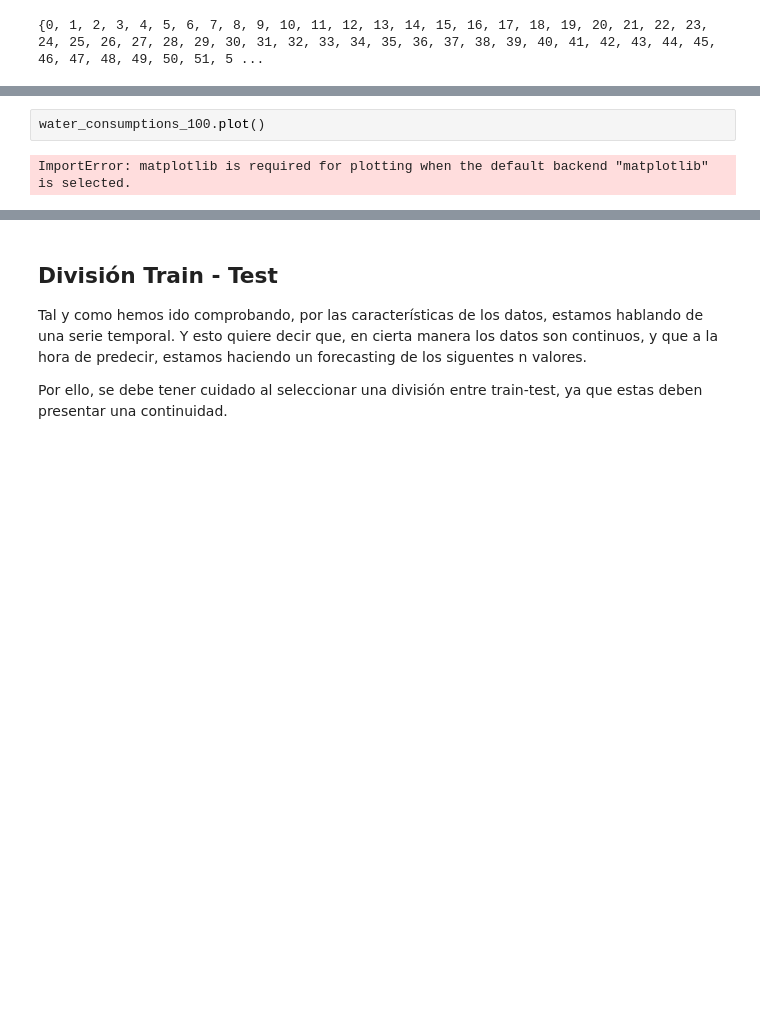
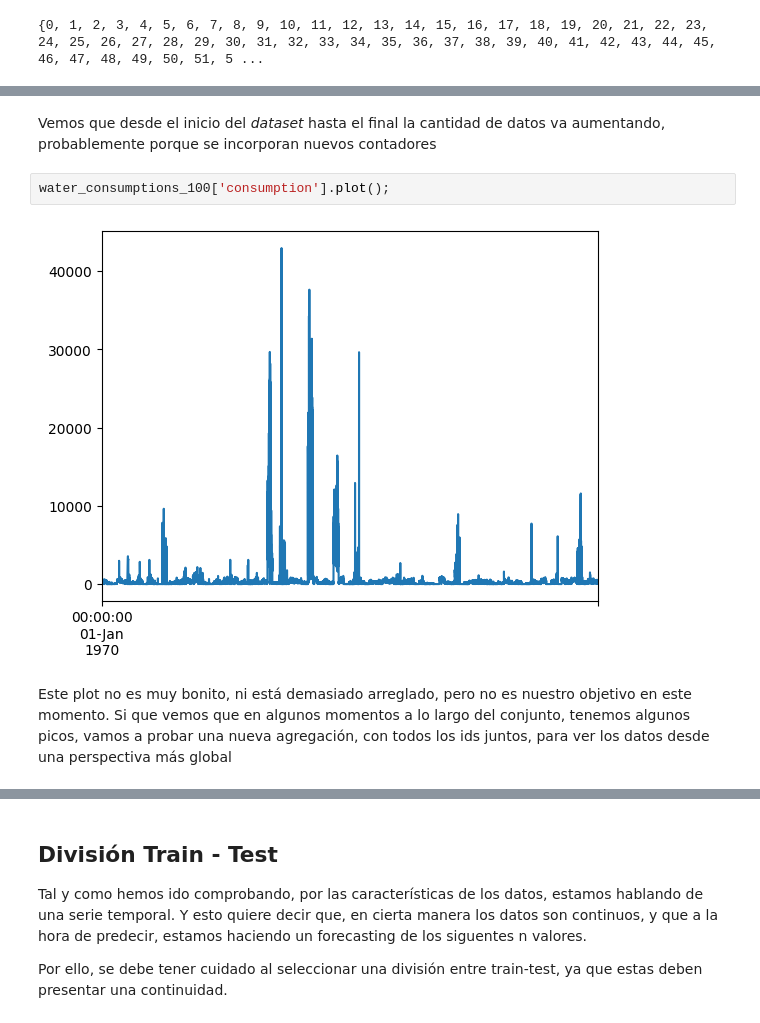
Before and after one commit to arturperona/seminario_big_data, a Jupyter notebook: src/eda_explicacion.ipynb, the cells around one changed output, grey strips where cells are left out. Drawn from its saved outputs; the diff is of its cells as text; blank space fills up the shorter version.

Commit message:
exploracion inicial de datos comentada

```diff
--- a/src/eda_explicacion.ipynb
+++ b/src/eda_explicacion.ipynb
@@ -229,4 +267,8 @@ print(set(water_consumptions_100['id']))
+# %% [markdown]
+Vemos que desde el inicio del _dataset_ hasta el final la cantidad de datos va aumentando, probablemente porque se incorporan nuevos contadores
 # %%
-water_consumptions_100.plot()
+water_consumptions_100['consumption'].plot();
 # %% [output]
-ImportError: matplotlib is required for plotting when the default backend "matplotlib" is selected.
+[figure, added]
+# %% [markdown]
+Este plot no es muy bonito, ni está demasiado arreglado, pero no es nuestro objetivo en este momento. Si que vemos que en algunos momentos a lo largo del conjunto, tenemos algunos picos, vamos a probar una nueva agregación, con todos los ids juntos, para ver los datos desde una perspectiva más global
```
Also changed, not shown: parts of 27 cells of this notebook.
